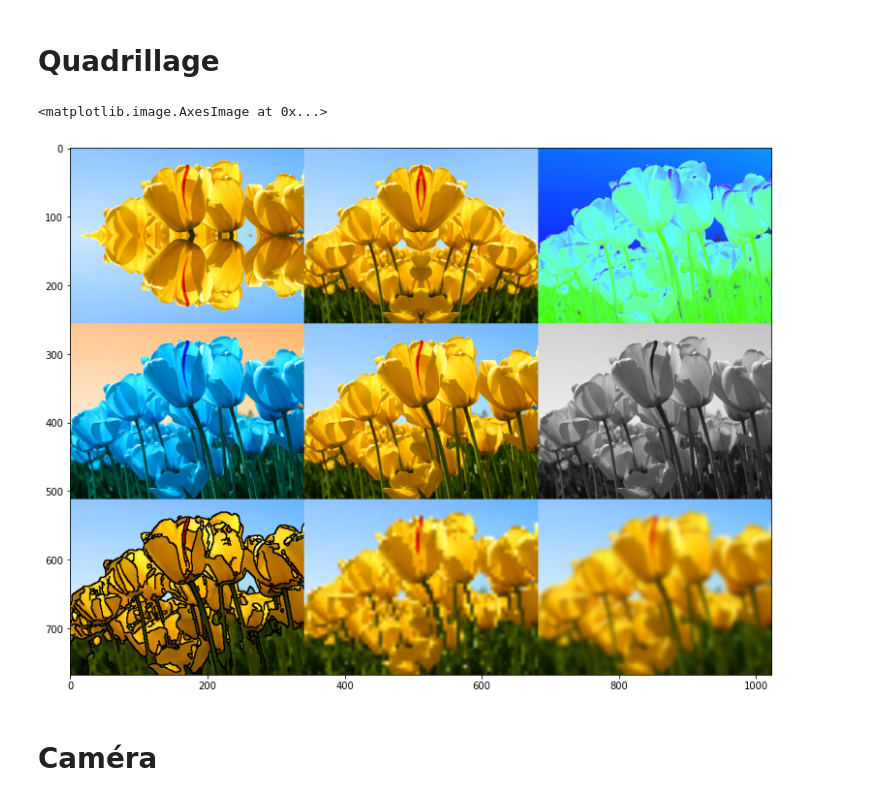
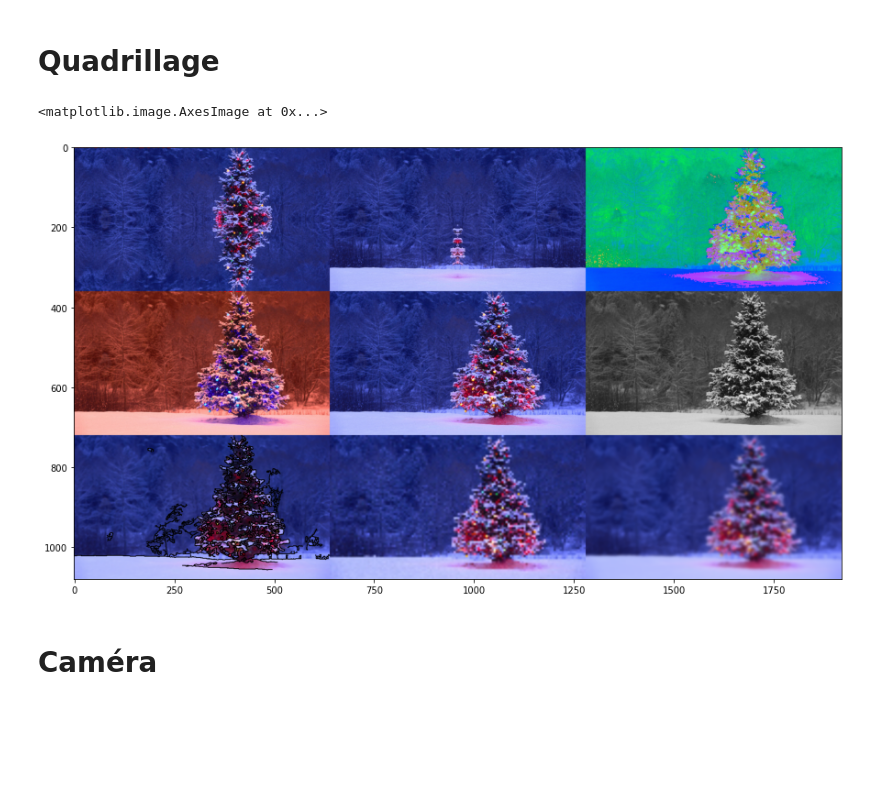
Before and after one commit to rubalravinder/projet_acv, a Jupyter notebook: notebooks/nb_rub.ipynb, the cells around one changed output. Cells and saved outputs as stored; diff of their text form; code cells hidden in the pictures; blank space fills up the shorter version.

Commit message:
xmas_hat camera + script quadrillage + debug nb_rub

```diff
--- a/notebooks/nb_rub.ipynb
+++ b/notebooks/nb_rub.ipynb
@@ -47,10 +47,17 @@ def filtre_miroir_horiz(image):
     '''Applique un filtre miroir à l'horizontale de l'image entrée en input'''
     height, width = image.shape[:2]
     image_miroir = np.zeros((height, width, 3), 'uint8')
-    demi_image = image[0:height//2,:]
-    demi_image_miroir = np.flip(demi_image, axis = 0)
-    image_miroir[0:height//2,:] = demi_image
-    image_miroir[height//2:,:] = demi_image_miroir
+
+    if height %2 != 0:
+        demi_image = image[0:(height//2)+1,:]
+        demi_image_miroir = np.flip(image[:height//2,:], axis = 0)
+        image_miroir[:(height//2)+1,:] = demi_image
+        image_miroir[(height//2)+1:,:] = demi_image_miroir
+    else:
+        demi_image = image[0:height//2,:]
+        demi_image_miroir = np.flip(demi_image, axis = 0)
+        image_miroir[0:height//2,:] = demi_image
+        image_miroir[height//2:,:] = demi_image_miroir
 
     return image_miroir
 # %%
@@ -85,7 +92,7 @@ def filtre_pixel(image):
 def filtre_cartoon(image):
     """Renvoie l'image avec un effet cartoon"""
     height,width = image.shape[:2]
-    tublur = cv2.medianBlur(image, 5)
+    tublur = cv2.medianBlur(image, 29)
 
     edge = cv2.Canny(tublur, 10, 300)
     kernel = np.ones((2,2), np.uint8)
@@ -94,11 +101,11 @@ def filtre_cartoon(image):
     return tublur
 # %%
 # A IMPLEMENTER EN FONCTION ET TESTER - CARTOON
-tulips = plt.imread('../../data/tulips.jpg')
-tublur = cv2.medianBlur(tulips, 29)
+tree = plt.imread('xmas_tree.jpg')
+tublur = cv2.medianBlur(tree, 29)
 
 # We'll cover Canny edge detection and dilation shortly
-edge = cv2.Canny(tublur, 10, 150)
+edge = cv2.Canny(tublur, 10, 50)
 kernel = np.ones((5,5), np.uint8)
 edge = cv2.dilate(edge, kernel, iterations = 1)
 tublur[edge==255] = 0
@@ -106,7 +113,7 @@ tublur[edge==255] = 0
 plt.figure()
 
 plt.subplot(1,2,1)
-plt.imshow(tulips)
+plt.imshow(tree)
 plt.title('original')
 
 plt.subplot(1,2,2)
@@ -138,35 +145,44 @@ plt.imshow(edge, cmap='gray')
 def quadrillage_filtre(image):
     '''Pour l'image donnée en entrée, la fonction affiche un quadrillage en 3 par 3 de l'image transformée par les filtres.
     Les filtres sont fournis en tant que liste de variables.'''
 
     list_filtres = [filtre_miroir_horiz,filtre_miroir_vertic,to_HSV,to_RGB,filtre_gray,filtre_cartoon,filtre_pixel,filtre_flou]
 
     newheight = image.shape[0]//3
     newwidth = image.shape[1]//3
     img_resized = cv2.resize(image, dsize=(newwidth,newheight)) # on resize l'image de départ en la divisant par 3. attention : width avant height
     quadrillage = np.zeros((img_resized.shape[0]*3, img_resized.shape[1]*3, 3), 'uint8') #création d'un quadrillage vide
 
 
     def no_filter(image): # on crée un filtre pour afficher l'image originale
         return image
 
     filtres = list_filtres[:4] + [no_filter] + list_filtres[4:] # on veut que l'image originale soit au milieu du quadrillage
+    filter_names = ['Miroir horizontal', 'Miroir vertical', 'HSV', 'RGB', 'Original', 'Nuances de gris', 'Cartoon', 'Pixelisé', 'Flou']
     for y in range(3): # pour chaque colonne
         for x in range(3): # pour chaque ligne
             filtre = filtres[3*y+x] # sélection du filtre à appliquer parmi la liste
             img_filtree = filtre(img_resized)
             quadrillage[y*newheight:(y+1)*newheight,x*newwidth:(x+1)*newwidth] = img_filtree
+            # cv2.putText(quadrillage[y*newheight:(y+1)*newheight,x*newwidth:(x+1)*newwidth],
+            #             filter_names[3*y+x],
+            #             (y*newheight, x*newwidth),
+            #             cv2.FONT_HERSHEY_SIMPLEX,
+            #             1,
+            #             (255, 0, 0),
+            #             2,
+            #             cv2.LINE_AA)
 
     return quadrillage
 
 # TEST FONCTION
-quadrillage = quadrillage_filtre(tulips)
+quadrillage = quadrillage_filtre(tree)
 
 plt.figure()
 plt.imshow(quadrillage)
 # %% [output]
 <matplotlib.image.AxesImage at 0x...>
-[figure, old version]
+[figure, new version]
 # %% [markdown]
 # Caméra
 # %% [markdown]
```
Also changed, not shown: parts of 2 cells of this notebook, 6 other files.
